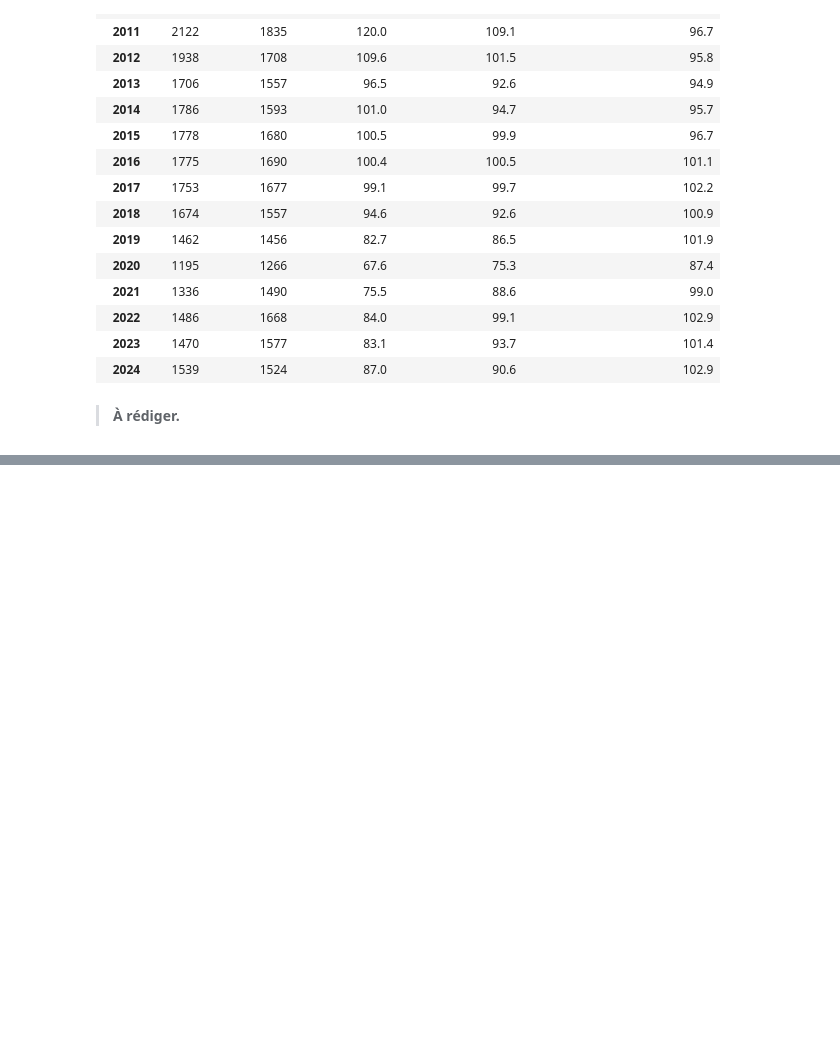
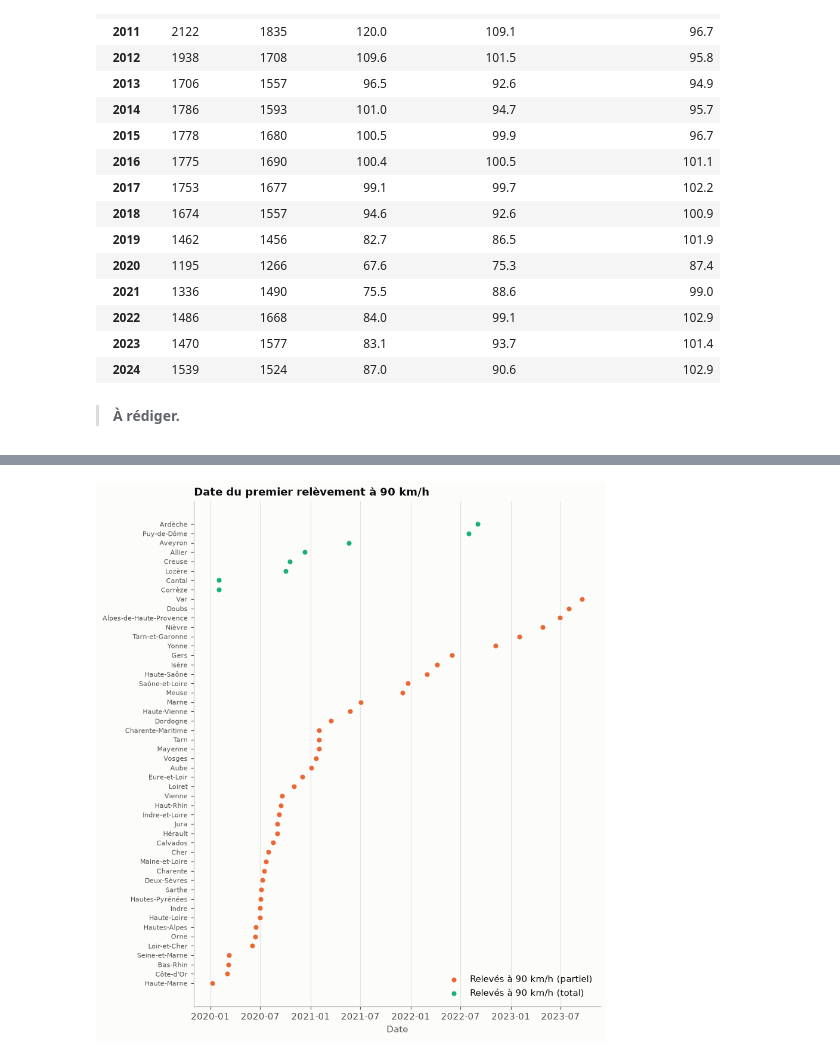
Before and after one commit to heloisegonon/projet-80kmh, a Jupyter notebook: main.ipynb, the cells around one changed output, grey strips where cells are left out. Saved outputs shown, nothing was run; the diff lists cells and outputs as text; code cells hidden in the pictures; blank space fills up the shorter version.

```diff
--- a/main.ipynb
+++ b/main.ipynb
@@ -210,0 +219,4 @@ display(bilan[["tues_80", "tues_temoin", "indice_tues_80", "indice_tues_temoin",
+# %%
+gr.tracer_calendrier(groupes.assign(date_releve=groupes["date_releve_eff"]));
+# %% [output]
+[figure, added]
```
Also changed, not shown: parts of 9 cells of this notebook, 1 other file.
